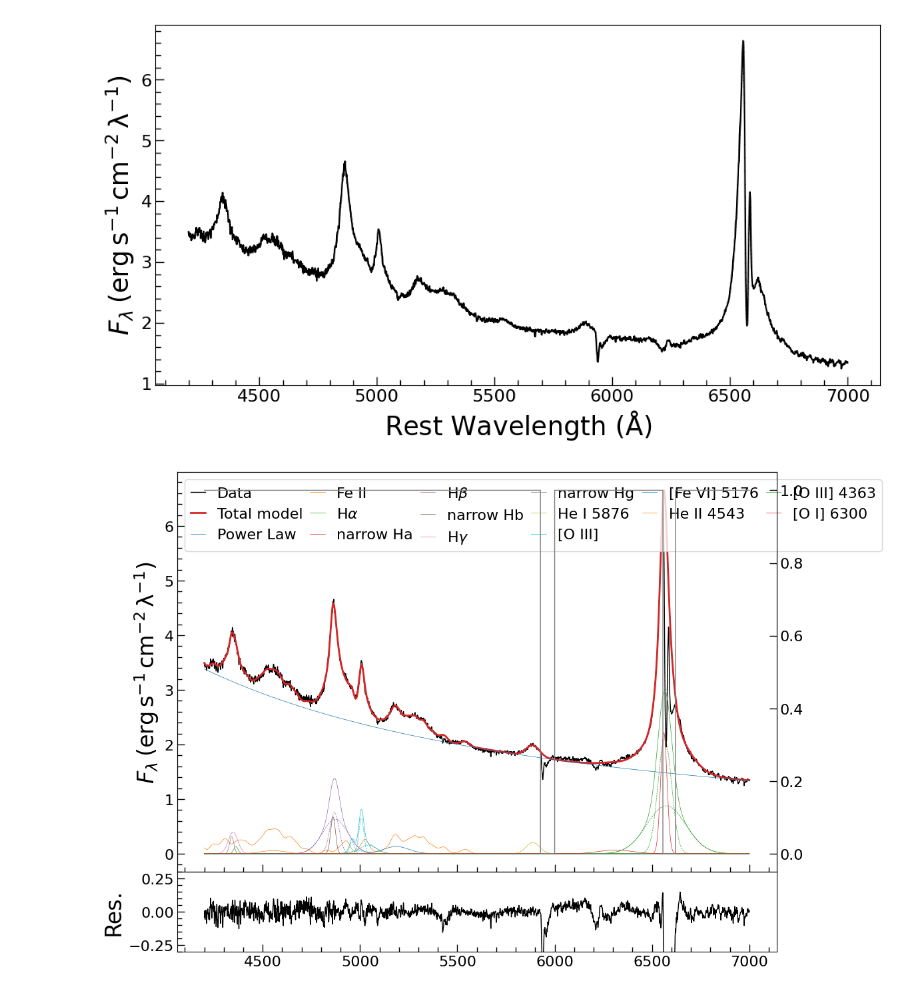
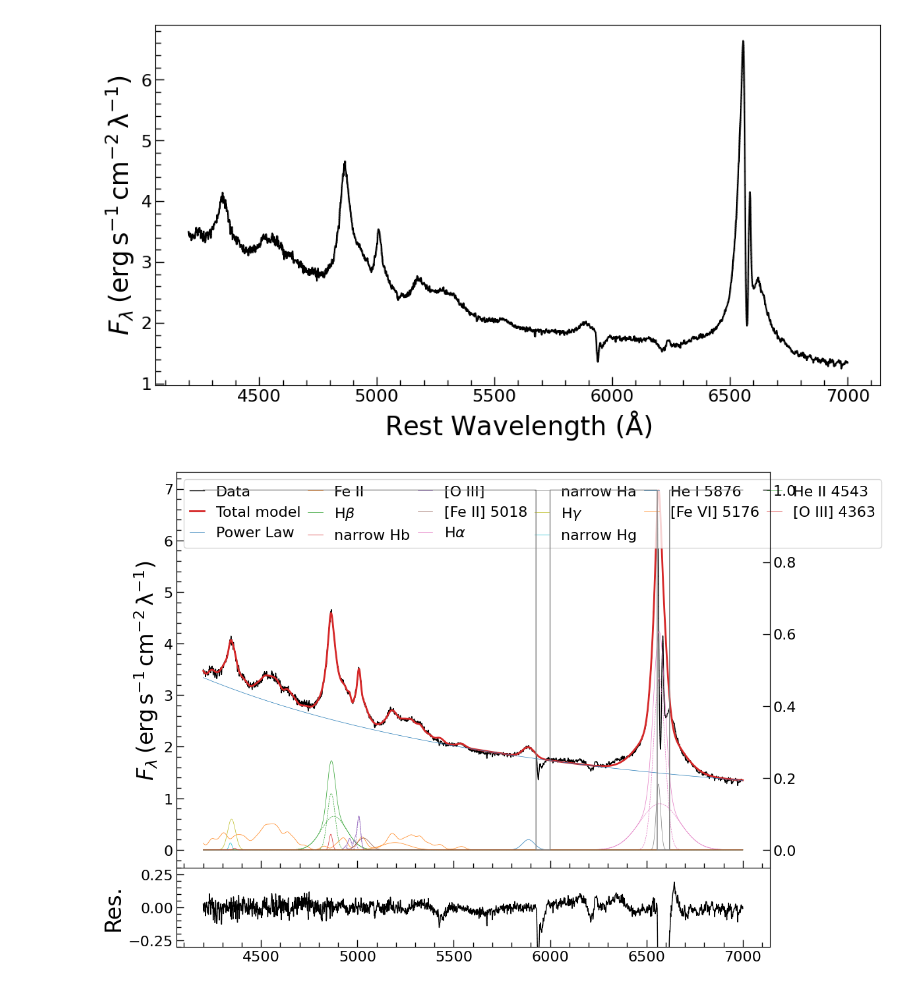
Before and after one commit to CaptainPKU/Spactrum, a Jupyter notebook: MeasureV3/3c273#1/3c273.ipynb, the cells around one changed output. Cells and saved outputs as stored; diff of their text form; code cells hidden in the pictures.

```diff
--- a/MeasureV3/3c273#1/3c273.ipynb
+++ b/MeasureV3/3c273#1/3c273.ipynb
@@ -69,8 +69,8 @@ wave_dict = sagan.utils.line_wave_dict
 label_dict = sagan.utils.line_label_dict
 
 poly = models.Polynomial1D(degree=2, name='multi')  # The name must be `multi`; no more than 5th order
-pl = models.PowerLaw1D(amplitude=2.4099, x_0=5500., alpha=3.38129, fixed={'x_0': True,'amplitude':True,'alpha':True},name='Power Law')
-iron = sagan.IronTemplate(amplitude=0.99301, stddev=1240.77, z=0., name='Fe II',fixed={'amplitude':True,'stddev':True})
+pl = models.PowerLaw1D(amplitude=2.05817193, x_0=5500., alpha=1.7893917, fixed={'x_0': True,'amplitude':True, 'alpha':True}, name='Power Law')   #, fixed={'x_0': True,'amplitude':True,'alpha':True}
+iron = sagan.IronTemplate(amplitude=0.69768956, stddev=1238.86744311, z=0.,fixed={'amplitude':True,'stddev':True}, name='Fe II')  #
 
 bounds = {'sigma_w0': (100, 4000)}
 b_ha = sagan.Line_MultiGauss(n_components=2, amp_c=2.2, dv_c=73, sigma_c=1350,
@@ -78,43 +78,48 @@ b_ha = sagan.Line_MultiGauss(n_components=2, amp_c=2.2, dv_c=73, sigma_c=1350,
                              amp_w0=0.41, dv_w0=200, sigma_w0=3900)
 
 # It took me quite some time to adjust the
-bounds = {'sigma_c': (100, 4000), 'dv_c': (-500, 500),'sigma_w0': (100, 4000)}
-b_hg = sagan.Line_MultiGauss(n_components=1, amp_c=0.94, dv_c=390, sigma_c=1460,
+bounds = {'sigma_c': (100, 4000), 'dv_c': (-2500, 2500),'sigma_w0': (100, 4000), 'dv_w0': (-4000, 4000)}
+b_hg = sagan.Line_MultiGauss(n_components=1, amp_c=0.59, dv_c=311, sigma_c=1360,
                              wavec=wave_dict['Hgamma'], name=label_dict['Hgamma'])
-b_hb = sagan.Line_MultiGauss(n_components=2, amp_c=0.94, dv_c=500, sigma_c=4000,
+b_hb = sagan.Line_MultiGauss(n_components=2, amp_c=1.1, dv_c=100, sigma_c=1300,
                              wavec=wave_dict['Hbeta'], name=label_dict['Hbeta'],
-                             amp_w0=1.5, dv_w0=-400, sigma_w0=1220, bounds=bounds)
+                             amp_w0=0.5, dv_w0=1060, sigma_w0=3000, bounds=bounds)
 b_he2 = sagan.Line_MultiGauss(n_components=1, amp_c=0.027, dv_c=500, sigma_c=1700,
                               wavec=wave_dict['HeII_4686'], name=label_dict['HeII_4686'],
                               bounds=bounds)
-b_he1 = sagan.Line_MultiGauss(n_components=1, amp_c=0.2, dv_c=575, sigma_c=1500, wavec=5875.624, name='He I 5876')
+b_he1 = sagan.Line_MultiGauss(n_components=1, amp_c=0.17, dv_c=638, sigma_c=1294, wavec=5875.624, name='He I 5876')
 
 
-line_o3 = sagan.Line_MultiGauss_doublet(n_components=2, amp_c0=0.7, amp_c1=0.25, dv_c=-51, sigma_c=680,
+#line_o3 = sagan.Line_MultiGauss_doublet(n_components=2, amp_c0=0.7, amp_c1=0.25, dv_c=-51, sigma_c=680,
+#                                        wavec0=wave_dict['OIII_5007'], wavec1=wave_dict['OIII_4959'], name='[O III]',
+#                                        amp_w0=0.33, dv_w0=2000, sigma_w0=3300,bounds=bounds)
+line_o3 = sagan.Line_MultiGauss_doublet(n_components=2, amp_c0=0.59, amp_c1=0.19, dv_c=9.8, sigma_c=534.6,
                                         wavec0=wave_dict['OIII_5007'], wavec1=wave_dict['OIII_4959'], name='[O III]',
-                                        amp_w0=0.33, dv_w0=2000, sigma_w0=3300,bounds=bounds)
+                                        amp_w0=0.28, dv_w0=-1100, sigma_w0=460, bounds=bounds, fixed=dict(sigma_c=True))  #
 #line_s2 = sagan.Line_MultiGauss_doublet(n_components=1, amp_c0=0.01, amp_c1=0.01,
 #                                        wavec0=wave_dict['SII_6718'], wavec1=wave_dict['SII_6733'], name='[S II]')
 
-n_ha = sagan.Line_Gaussian(amplitude=1.36, wavec=wave_dict['Halpha'], name=f'narrow Ha')
-n_hg = sagan.Line_Gaussian(amplitude=0.19, wavec=wave_dict['Hgamma'], name=f'narrow Hg')
-n_o3_4363 = sagan.Line_Gaussian(amplitude=0.1, wavec=wave_dict['OIII_4363'], name=f'[O III] 4363')
-n_hb = sagan.Line_Gaussian(amplitude=0.48, wavec=wave_dict['Hbeta'], name=f'narrow Hb')
+n_ha = sagan.Line_Gaussian(amplitude=1.26, wavec=wave_dict['Halpha'], name=f'narrow Ha')
+n_hg = sagan.Line_Gaussian(amplitude=0.12, wavec=wave_dict['Hgamma'], name=f'narrow Hg')
+n_o3_4363 = sagan.Line_Gaussian(amplitude=0.03, wavec=wave_dict['OIII_4363'], name=f'[O III] 4363')
+n_hb = sagan.Line_Gaussian(amplitude=0.35, wavec=wave_dict['Hbeta'], name=f'narrow Hb')
 n_he2 = sagan.Line_Gaussian(amplitude=0.11, wavec=wave_dict['HeII_4686'], name=f'narrow He2')
 
 
-b_fe6_5176 = sagan.Line_MultiGauss(n_components=1, amp_c=0.073, dv_c=0, sigma_c=1000, wavec=wave_dict['FeVI_5176'], name='[Fe VI] 5176',bounds=bounds)
-#b_fe3_5047= sagan.Line_MultiGauss(n_components=1, amp_c=0.1, dv_c=0, sigma_c=500, wavec=wave_dict['FeIII_5047'], name='[Fe III] 5047')
+b_fe6_5176 = sagan.Line_MultiGauss(n_components=1, amp_c=0.10, dv_c=904, sigma_c=2317, wavec=wave_dict['FeVI_5176'], name='[Fe VI] 5176',bounds=bounds)
+b_fe2_5018 = sagan.Line_MultiGauss(n_components=1, amp_c=0.2, dv_c=900, sigma_c=2000, wavec=5018, name='[Fe II] 5018')
 b_he2_4543= sagan.Line_MultiGauss(n_components=1, amp_c=0.01, dv_c=0, sigma_c=500, wavec=4543, name='He II 4543',bounds=bounds)
-b_o1_6300= sagan.Line_MultiGauss(n_components=1, amp_c=0.01, dv_c=0, sigma_c=500, wavec=wave_dict['OI_6300'], name='[O I] 6300',bounds=bounds)
+#b_o1_6300= sagan.Line_MultiGauss(n_components=1, amp_c=0.01, dv_c=0, sigma_c=500, wavec=wave_dict['OI_6300'], name='[O I] 6300',bounds=bounds)
 
 line_ha  =  b_ha + n_ha
 line_hg  =  b_hg + n_hg
 line_hb  =  b_hb + n_hb
-line_he2 =  b_he2 + n_he2
+#line_he2 =  b_he2 + n_he2
 line_he1 =  b_he1
 
-m_init = (pl + iron+ line_ha+line_hb  + line_hg +line_he1+ line_o3+b_fe6_5176 +b_he2_4543+n_o3_4363 +b_o1_6300)*poly
+#m_init = (pl + iron+ line_ha+line_hb  + line_hg +line_he1+ line_o3+b_fe6_5176 +b_he2_4543+n_o3_4363)*poly  # +b_o1_6300
+#m_init = pl + iron + line_hb + line_o3 + b_fe2_5018 + line_ha + line_hg + line_he1 + b_fe6_5176 + b_he2_4543 + n_o3_4363
+m_init = (pl + iron + line_hb + line_o3 + b_fe2_5018 + line_ha + line_hg + line_he1 + b_fe6_5176 + b_he2_4543 + n_o3_4363) * poly
 
 # Tie the line ratio of [O III] 5007/4959 to 2.98
 def tie_o3(model):
@@ -143,34 +148,36 @@ for line in [n_ha, n_hb, n_hg, n_he2,n_o3_4363]:
 
 fitter = fitting.LevMarLSQFitter()
 
 weights = np.ones_like(flux_use)
 fltr1 = (wave_use > 5927) & (wave_use < 6000)
-#fltr2 = (wave_use > 4880) & (wave_use < 5112)
+#fltr2 = (wave_use > 4880) & (wave_use < 5112) #??
 fltr3 = (wave_use > 6556) & (wave_use < 6620)
-#fltr4 = (wave_use > 4250) & (wave_use < 4450)
+#fltr4 = (wave_use > 4250) & (wave_use < 4450) #??
 fltr11= (wave_use > 4260) & (wave_use < 4430)
 fltr12= (wave_use > 4770) & (wave_use < 5080)
 fltr13= (wave_use > 5550) & (wave_use < 6050)
 fltr14= (wave_use > 6200) & (wave_use < 6890)
 
 
 weights[fltr1] = 0.0
+weights[fltr3] = 0.0
+
 #weights[fltr2] = 0.0
-weights[fltr3] = 0.0
 #weights[fltr4] = 0.0
 #weights[fltr11] = 0.0
 #weights[fltr12] = 0.0
 #weights[fltr13] = 0.0
 #weights[fltr14] = 0.0
+
 
 m_fit = fitter(m_init, wave_use, flux_use, weights=weights, maxiter=10000)  # Important to set a large maxiter!
 
 ax, axr = sagan.plot.plot_fit(wave_use, flux_use, m_fit, weight=weights)
 ax.set_ylabel(r'$F_\lambda\:(\mathrm{erg\,s^{-1}\,cm^{-2}\,\lambda^{-1}})$', fontsize=24)
 axr.set_ylim(-0.3,0.3)
 plt.show()
 
 for m in m_fit:
     print(m.__repr__())
 # %% [output]
-[figure, old version]
+[figure, new version]
```
Also changed, not shown: parts of 7 cells of this notebook.
